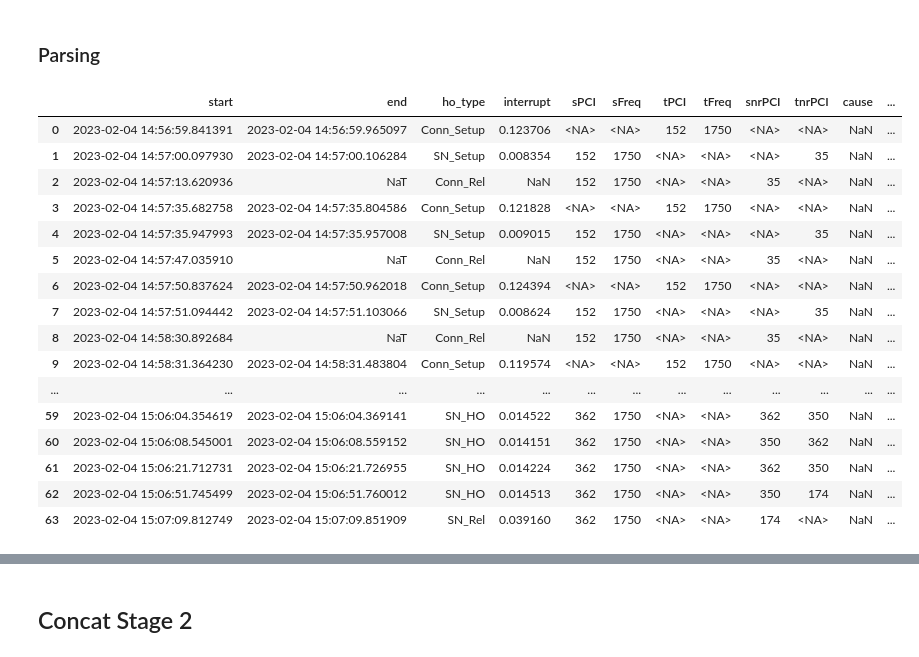
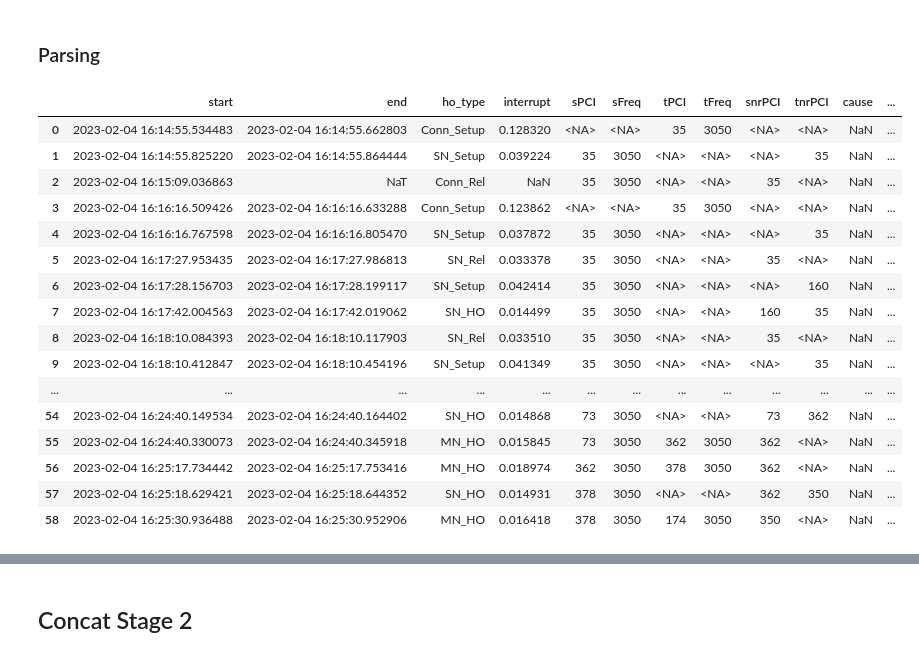
Before and after one commit to mollyy0514/wmnl-handoff-research, a Jupyter notebook: code-test/input_data_integrate.ipynb, the cells around one changed output, grey strips where cells are left out. Drawn from its saved outputs; the diff is of its cells as text; code cells hidden in the pictures.

```diff
--- a/code-test/input_data_integrate.ipynb
+++ b/code-test/input_data_integrate.ipynb
@@ -72,12 +72,17 @@ display(df_t)
 | 6 | 2023-02-04 14:59:03 | 499 | 0 | False | False | 0.0 | 0.0 | NaN | <NA> | <NA> | <NA> | ... |
 # %% [markdown]
 # Round Into Seconds
+# %%
+df = pd.read_csv("/Users/jackbedford/Desktop/MOXA/Code/data/2023-02-04#1/_Bandlock_Udp_B3_B7_B8_RM500Q/qc02/#01/data/udp_dnlk_loss_latency.csv")
+df_ho = pd.read_csv("/Users/jackbedford/Desktop/MOXA/Code/data/2023-02-04#1/_Bandlock_Udp_B3_B7_B8_RM500Q/qc02/#01/data/diag_log_qc02_2023-02-04_16-13-28_rrc.csv")
+df_lte = pd.read_csv("/Users/jackbedford/Desktop/MOXA/Code/data/2023-02-04#1/_Bandlock_Udp_B3_B7_B8_RM500Q/qc02/#01/data/diag_log_qc02_2023-02-04_16-13-28_ml1.csv")
+df_nr = pd.read_csv("/Users/jackbedford/Desktop/MOXA/Code/data/2023-02-04#1/_Bandlock_Udp_B3_B7_B8_RM500Q/qc02/#01/data/diag_log_qc02_2023-02-04_16-13-28_nr_ml1.csv")
 # %% [markdown]
 ## packet statistics
 
 * lost, excl, latency
 # %%
-df = pd.read_csv("/Users/jackbedford/Desktop/MOXA/Code/data/2023-02-04/_Bandlock_Udp_B3_B7_B8_RM500Q/qc01/#01/data/udp_dnlk_loss_latency.csv")
+# df = pd.read_csv("/Users/jackbedford/Desktop/MOXA/Code/data/2023-02-04/_Bandlock_Udp_B3_B7_B8_RM500Q/qc01/#01/data/udp_dnlk_loss_latency.csv")
 df = udp_set_data(df)
 df['Timestamp'] = df['Timestamp'].dt.round('S')
 dfr = df[df['lost'] == False].copy().reset_index(drop=True)
@@ -744,29 +749,29 @@ def mi_parse_ho(df, tz=0, debug=False):
 # %% [markdown]
 ### Parsing
 # %%
-df_ho = pd.read_csv("/Users/jackbedford/Desktop/MOXA/Code/data/2023-02-04/_Bandlock_Udp_B3_B7_B8_RM500Q/qc01/#01/data/diag_log_qc01_2023-02-04_14-57-22_rrc.csv")
+# df_ho = pd.read_csv("/Users/jackbedford/Desktop/MOXA/Code/data/2023-02-04/_Bandlock_Udp_B3_B7_B8_RM500Q/qc01/#01/data/diag_log_qc01_2023-02-04_14-57-22_rrc.csv")
 _, _, df_ho = mi_parse_ho(df_ho, +8)
 
 with pd.option_context('display.max_rows', None, 'display.max_columns', None):
     display(df_ho)
 # %% [output]
 |  | start | end | ho_type | interrupt | sPCI | sFreq | tPCI | tFreq | snrPCI | tnrPCI | cause | ... |
-| 0 | 2023-02-04 14:56:59.841391 | 2023-02-04 14:56:59.965097 | Conn_Setup | 0.123706 | <NA> | <NA> | 152 | 1750 | <NA> | <NA> | NaN | ... |
-| 1 | 2023-02-04 14:57:00.097930 | 2023-02-04 14:57:00.106284 | SN_Setup | 0.008354 | 152 | 1750 | <NA> | <NA> | <NA> | 35 | NaN | ... |
-| 2 | 2023-02-04 14:57:13.620936 | NaT | Conn_Rel | NaN | 152 | 1750 | <NA> | <NA> | 35 | <NA> | NaN | ... |
-| 3 | 2023-02-04 14:57:35.682758 | 2023-02-04 14:57:35.804586 | Conn_Setup | 0.121828 | <NA> | <NA> | 152 | 1750 | <NA> | <NA> | NaN | ... |
-| 4 | 2023-02-04 14:57:35.947993 | 2023-02-04 14:57:35.957008 | SN_Setup | 0.009015 | 152 | 1750 | <NA> | <NA> | <NA> | 35 | NaN | ... |
-| 5 | 2023-02-04 14:57:47.035910 | NaT | Conn_Rel | NaN | 152 | 1750 | <NA> | <NA> | 35 | <NA> | NaN | ... |
-| 6 | 2023-02-04 14:57:50.837624 | 2023-02-04 14:57:50.962018 | Conn_Setup | 0.124394 | <NA> | <NA> | 152 | 1750 | <NA> | <NA> | NaN | ... |
-| 7 | 2023-02-04 14:57:51.094442 | 2023-02-04 14:57:51.103066 | SN_Setup | 0.008624 | 152 | 1750 | <NA> | <NA> | <NA> | 35 | NaN | ... |
-| 8 | 2023-02-04 14:58:30.892684 | NaT | Conn_Rel | NaN | 152 | 1750 | <NA> | <NA> | 35 | <NA> | NaN | ... |
-| 9 | 2023-02-04 14:58:31.364230 | 2023-02-04 14:58:31.483804 | Conn_Setup | 0.119574 | <NA> | <NA> | 152 | 1750 | <NA> | <NA> | NaN | ... |
+| 0 | 2023-02-04 16:14:55.534483 | 2023-02-04 16:14:55.662803 | Conn_Setup | 0.128320 | <NA> | <NA> | 35 | 3050 | <NA> | <NA> | NaN | ... |
+| 1 | 2023-02-04 16:14:55.825220 | 2023-02-04 16:14:55.864444 | SN_Setup | 0.039224 | 35 | 3050 | <NA> | <NA> | <NA> | 35 | NaN | ... |
+| 2 | 2023-02-04 16:15:09.036863 | NaT | Conn_Rel | NaN | 35 | 3050 | <NA> | <NA> | 35 | <NA> | NaN | ... |
+| 3 | 2023-02-04 16:16:16.509426 | 2023-02-04 16:16:16.633288 | Conn_Setup | 0.123862 | <NA> | <NA> | 35 | 3050 | <NA> | <NA> | NaN | ... |
+| 4 | 2023-02-04 16:16:16.767598 | 2023-02-04 16:16:16.805470 | SN_Setup | 0.037872 | 35 | 3050 | <NA> | <NA> | <NA> | 35 | NaN | ... |
+| 5 | 2023-02-04 16:17:27.953435 | 2023-02-04 16:17:27.986813 | SN_Rel | 0.033378 | 35 | 3050 | <NA> | <NA> | 35 | <NA> | NaN | ... |
+| 6 | 2023-02-04 16:17:28.156703 | 2023-02-04 16:17:28.199117 | SN_Setup | 0.042414 | 35 | 3050 | <NA> | <NA> | <NA> | 160 | NaN | ... |
+| 7 | 2023-02-04 16:17:42.004563 | 2023-02-04 16:17:42.019062 | SN_HO | 0.014499 | 35 | 3050 | <NA> | <NA> | 160 | 35 | NaN | ... |
+| 8 | 2023-02-04 16:18:10.084393 | 2023-02-04 16:18:10.117903 | SN_Rel | 0.033510 | 35 | 3050 | <NA> | <NA> | 35 | <NA> | NaN | ... |
+| 9 | 2023-02-04 16:18:10.412847 | 2023-02-04 16:18:10.454196 | SN_Setup | 0.041349 | 35 | 3050 | <NA> | <NA> | <NA> | 35 | NaN | ... |
 | ... | ... | ... | ... | ... | ... | ... | ... | ... | ... | ... | ... | ... |
-| 59 | 2023-02-04 15:06:04.354619 | 2023-02-04 15:06:04.369141 | SN_HO | 0.014522 | 362 | 1750 | <NA> | <NA> | 362 | 350 | NaN | ... |
-| 60 | 2023-02-04 15:06:08.545001 | 2023-02-04 15:06:08.559152 | SN_HO | 0.014151 | 362 | 1750 | <NA> | <NA> | 350 | 362 | NaN | ... |
-| 61 | 2023-02-04 15:06:21.712731 | 2023-02-04 15:06:21.726955 | SN_HO | 0.014224 | 362 | 1750 | <NA> | <NA> | 362 | 350 | NaN | ... |
-| 62 | 2023-02-04 15:06:51.745499 | 2023-02-04 15:06:51.760012 | SN_HO | 0.014513 | 362 | 1750 | <NA> | <NA> | 350 | 174 | NaN | ... |
-| 63 | 2023-02-04 15:07:09.812749 | 2023-02-04 15:07:09.851909 | SN_Rel | 0.039160 | 362 | 1750 | <NA> | <NA> | 174 | <NA> | NaN | ... |
+| 54 | 2023-02-04 16:24:40.149534 | 2023-02-04 16:24:40.164402 | SN_HO | 0.014868 | 73 | 3050 | <NA> | <NA> | 73 | 362 | NaN | ... |
+| 55 | 2023-02-04 16:24:40.330073 | 2023-02-04 16:24:40.345918 | MN_HO | 0.015845 | 73 | 3050 | 362 | 3050 | 362 | <NA> | NaN | ... |
+| 56 | 2023-02-04 16:25:17.734442 | 2023-02-04 16:25:17.753416 | MN_HO | 0.018974 | 362 | 3050 | 378 | 3050 | 362 | <NA> | NaN | ... |
+| 57 | 2023-02-04 16:25:18.629421 | 2023-02-04 16:25:18.644352 | SN_HO | 0.014931 | 378 | 3050 | <NA> | <NA> | 362 | 350 | NaN | ... |
+| 58 | 2023-02-04 16:25:30.936488 | 2023-02-04 16:25:30.952906 | MN_HO | 0.016418 | 378 | 3050 | 174 | 3050 | 350 | <NA> | NaN | ... |
 # %%
 df_ho['mnpp'] = pd.Series(0, dtype='Int8')
 df_ho['snpp'] = pd.Series(0, dtype='Int8')
```
Also changed, not shown: parts of 8 cells of this notebook, 2 other files.
